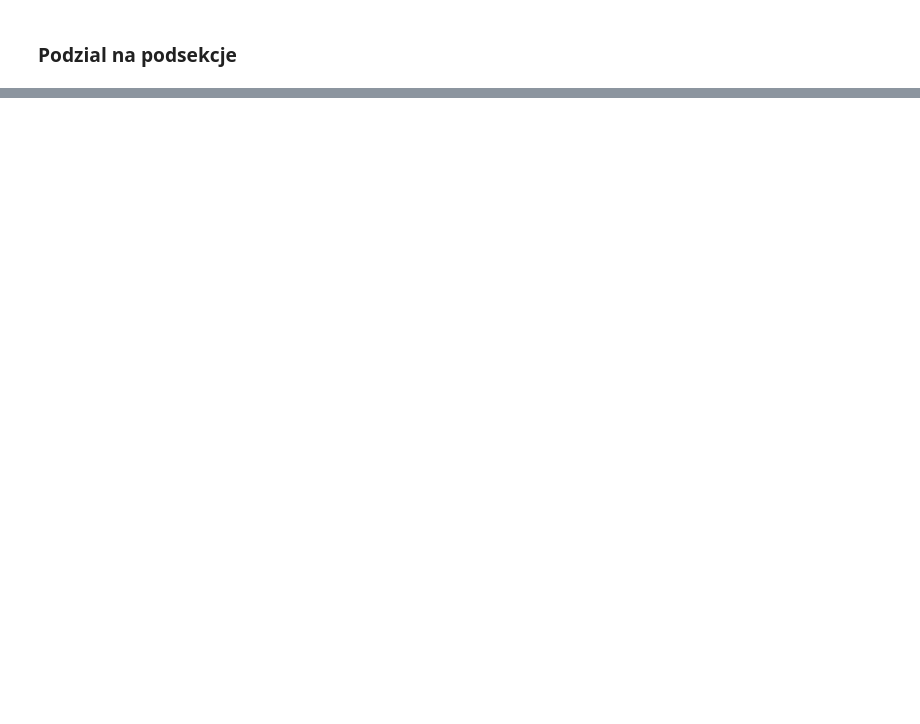
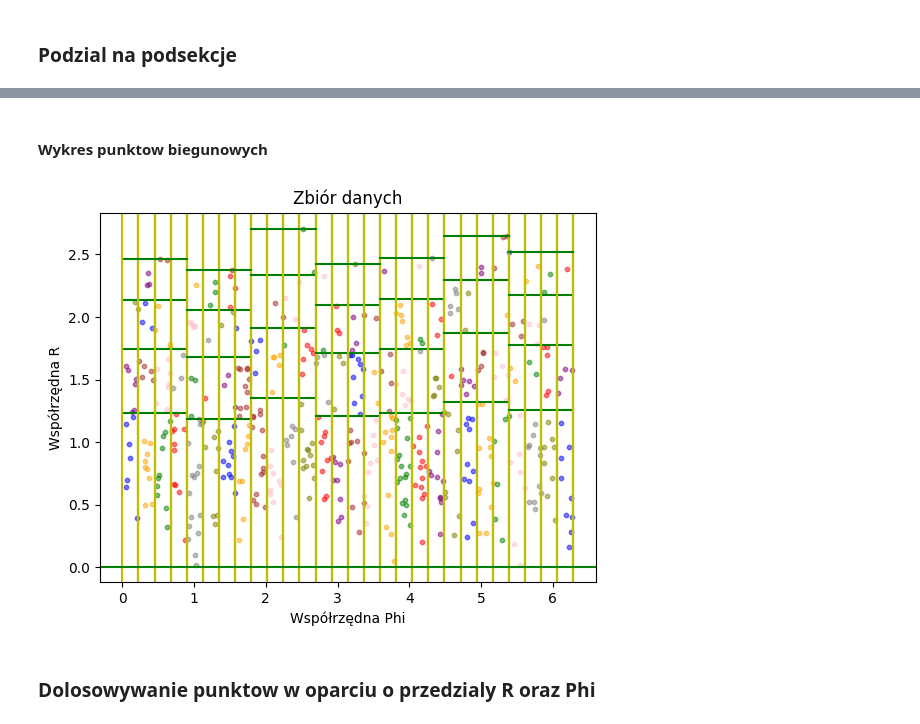
Before and after one commit to Jaromek/radialAngleAugmentation, a Jupyter notebook: blobs_test.ipynb, the cells around one changed output, grey strips where cells are left out. Drawn from its saved outputs; the diff is of its cells as text; code cells hidden in the pictures; blank space fills up the shorter version.

```diff
--- a/blobs_test.ipynb
+++ b/blobs_test.ipynb
@@ -160,0 +163,32 @@ plt.show()
+# %% [markdown]
+#### Wykres punktow biegunowych
+# %%
+plt.gca()
+color_index = 0
+for section in sections:
+
+    subsections = [SubSection(section, i, j) for i in range(section.subsec_num_phi) for j in range(section.subsec_num_r)]
+    for subsection in subsections:
+        polar_subsect_points = subsection.points
+        polar_subsect_points = [[point.getPhi(), point.getR()] for point in polar_subsect_points]
+        polar_subsect_points = np.array(polar_subsect_points)
+        if len(polar_subsect_points) > 0:
+            plt.scatter(polar_subsect_points[:, 0], polar_subsect_points[:, 1], color=colors[color_index%moduler], alpha=0.5, s=10)
+        plt.axvline(x=subsection.phi_range[1], color='y')
+        x_range = np.linspace(subsection.phi_range[0], subsection.phi_range[1])
+        y_value = np.ones_like(x_range) * subsection.r_range[1]
+
+        color_index += 1
+
+        plt.plot(x_range, y_value, color='g')
+
+plt.axvline(x=0, color='y')
+plt.axhline(y=0, color='g')
+plt.xlabel('Współrzędna Phi')
+plt.ylabel('Współrzędna R')
+plt.title('Zbiór danych')
+plt.show()
+# %% [output]
+[figure, added]
+# %% [markdown]
+### Dolosowywanie punktow w oparciu o przedzialy R oraz Phi
```
Also changed, not shown: parts of 8 cells of this notebook, 1 other file.
